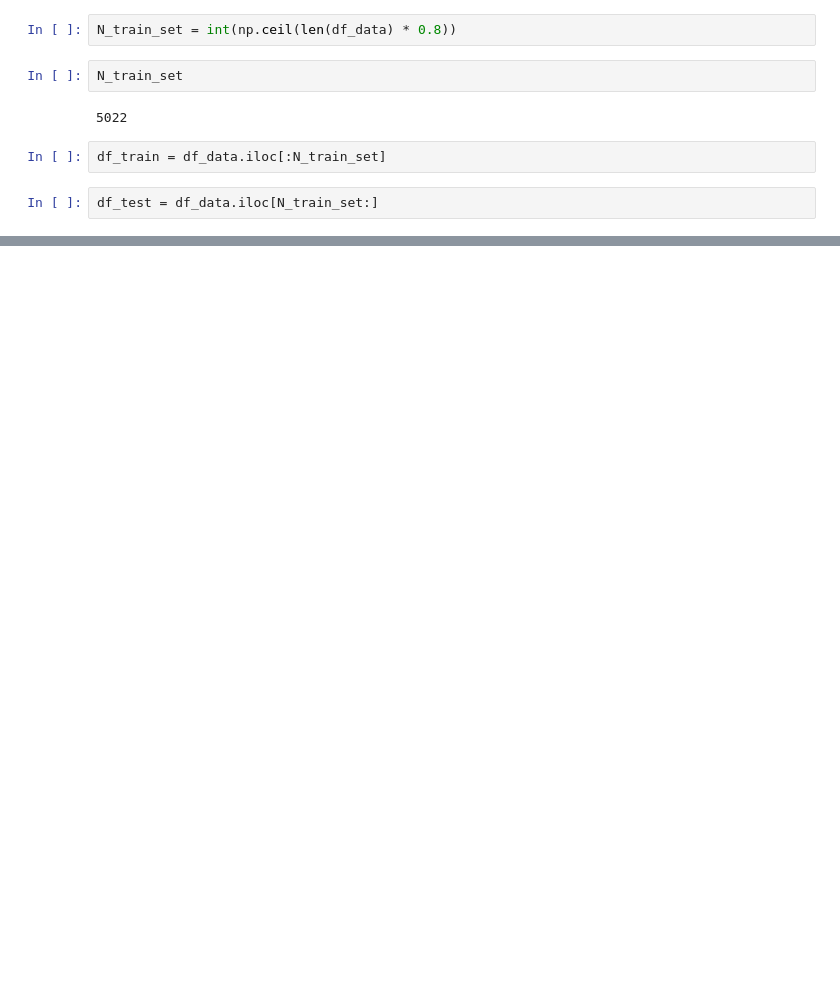
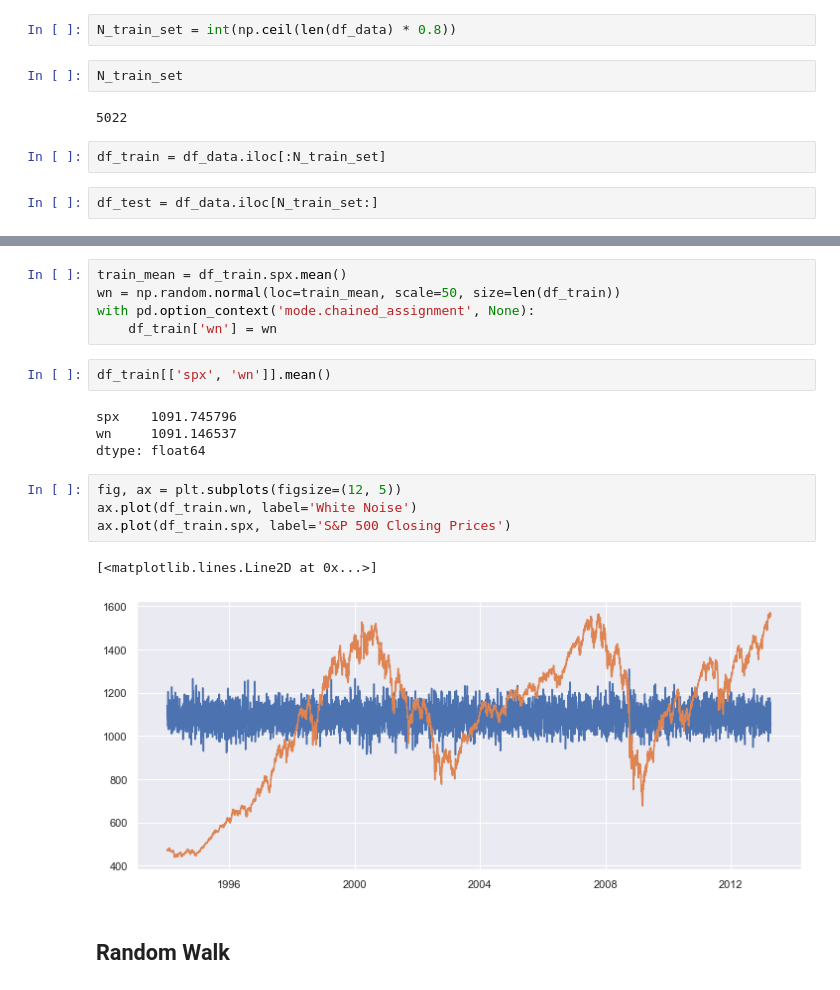
Before and after one commit to sheikhomar/time-series-analysis, a Jupyter notebook: 03-intro.ipynb, the cells around one changed output, grey strips where cells are left out. Cells and saved outputs as stored; diff of their text form; blank space fills up the shorter version.

```diff
--- a/03-intro.ipynb
+++ b/03-intro.ipynb
@@ -202,0 +218,20 @@ df_test = df_data.iloc[N_train_set:]
+# %%
+train_mean = df_train.spx.mean()
+wn = np.random.normal(loc=train_mean, scale=50, size=len(df_train))
+with pd.option_context('mode.chained_assignment', None):
+    df_train['wn'] = wn
+# %%
+df_train[['spx', 'wn']].mean()
+# %% [output]
+spx    1091.745796
+wn     1091.146537
+dtype: float64
+# %%
+fig, ax = plt.subplots(figsize=(12, 5))
+ax.plot(df_train.wn, label='White Noise')
+ax.plot(df_train.spx, label='S&P 500 Closing Prices')
+# %% [output]
+[<matplotlib.lines.Line2D at 0x...>]
+[figure, added]
+# %% [markdown]
+## Random Walk
```
Also changed, not shown: parts of 82 cells of this notebook, 2 other files.
